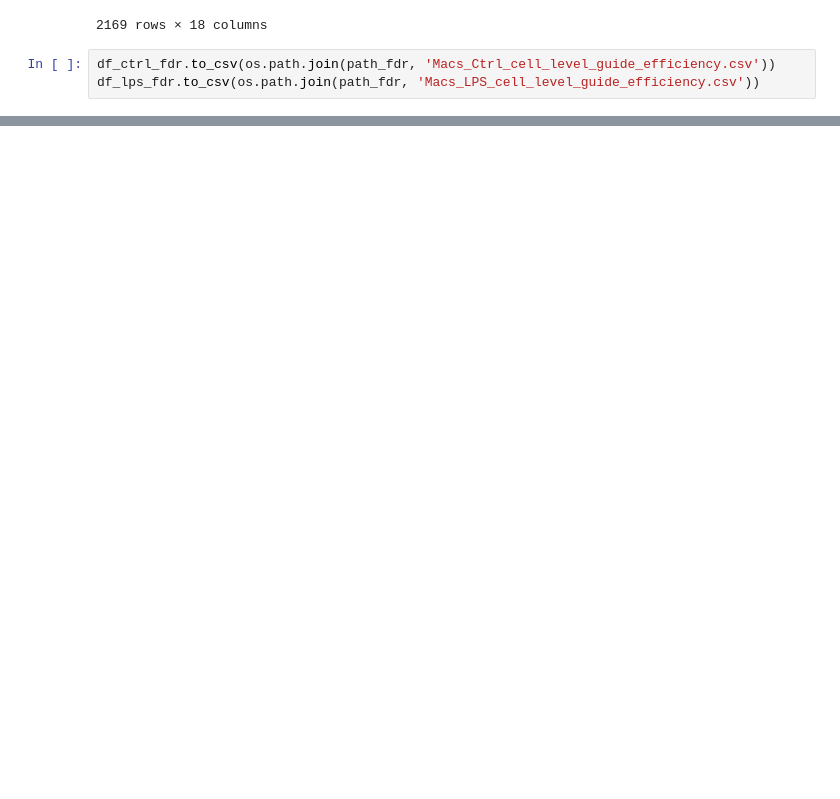
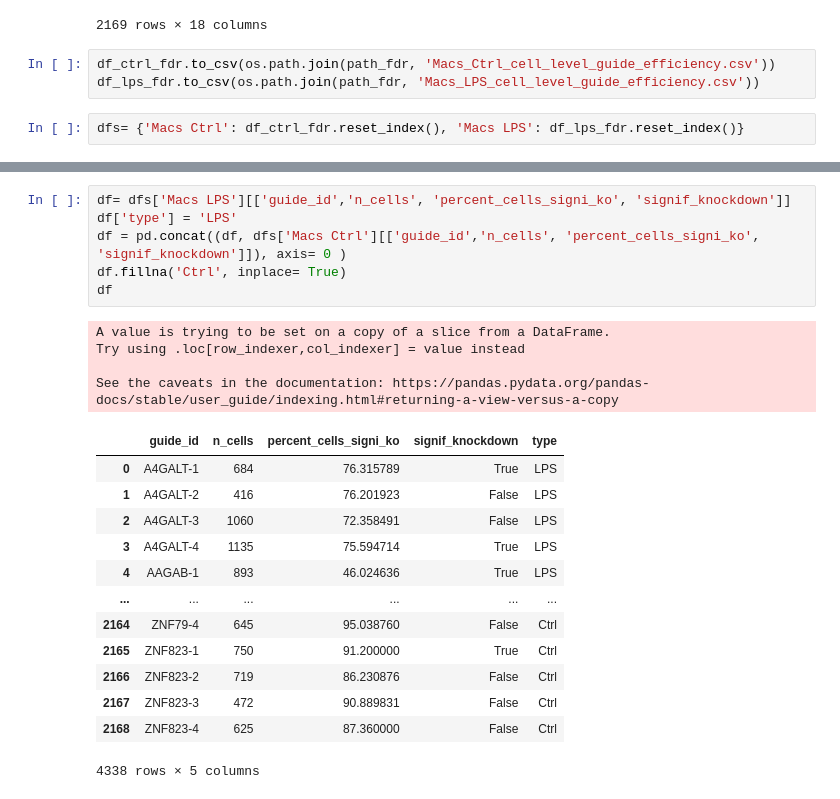
Before and after one commit to mangochiral/Macs_KO_plots, a Jupyter notebook: QC_stats_MACS_with_cell_level_guide_efficiency.ipynb, the cells around one changed output, grey strips where cells are left out. Cells and saved outputs as stored; diff of their text form; blank space fills up the shorter version.

```diff
--- a/QC_stats_MACS_with_cell_level_guide_efficiency.ipynb
+++ b/QC_stats_MACS_with_cell_level_guide_efficiency.ipynb
@@ -189,3 +189,5 @@ df_ctrl_fdr
 # %%
 df_ctrl_fdr.to_csv(os.path.join(path_fdr, 'Macs_Ctrl_cell_level_guide_efficiency.csv'))
 df_lps_fdr.to_csv(os.path.join(path_fdr, 'Macs_LPS_cell_level_guide_efficiency.csv'))
+# %%
+dfs= {'Macs Ctrl': df_ctrl_fdr.reset_index(), 'Macs LPS': df_lps_fdr.reset_index()}
@@ -191,0 +420,24 @@ df_lps_fdr.to_csv(os.path.join(path_fdr, 'Macs_LPS_cell_level_guide_efficiency.c
+# %%
+df= dfs['Macs LPS'][['guide_id','n_cells', 'percent_cells_signi_ko', 'signif_knockdown']]
+df['type'] = 'LPS'
+df = pd.concat((df, dfs['Macs Ctrl'][['guide_id','n_cells', 'percent_cells_signi_ko', 'signif_knockdown']]), axis= 0 )
+df.fillna('Ctrl', inplace= True)
+df
+# %% [output]
+A value is trying to be set on a copy of a slice from a DataFrame.
+Try using .loc[row_indexer,col_indexer] = value instead
+
+See the caveats in the documentation: https://pandas.pydata.org/pandas-docs/stable/user_guide/indexing.html#returning-a-view-versus-a-copy
+|  | guide_id | n_cells | percent_cells_signi_ko | signif_knockdown | type |
+| 0 | A4GALT-1 | 684 | 76.315789 | True | LPS |
+| 1 | A4GALT-2 | 416 | 76.201923 | False | LPS |
+| 2 | A4GALT-3 | 1060 | 72.358491 | False | LPS |
+| 3 | A4GALT-4 | 1135 | 75.594714 | True | LPS |
+| 4 | AAGAB-1 | 893 | 46.024636 | True | LPS |
+| ... | ... | ... | ... | ... | ... |
+| 2164 | ZNF79-4 | 645 | 95.038760 | False | Ctrl |
+| 2165 | ZNF823-1 | 750 | 91.200000 | True | Ctrl |
+| 2166 | ZNF823-2 | 719 | 86.230876 | False | Ctrl |
+| 2167 | ZNF823-3 | 472 | 90.889831 | False | Ctrl |
+| 2168 | ZNF823-4 | 625 | 87.360000 | False | Ctrl |
+4338 rows × 5 columns
```
Also changed, not shown: parts of 12 cells of this notebook.
